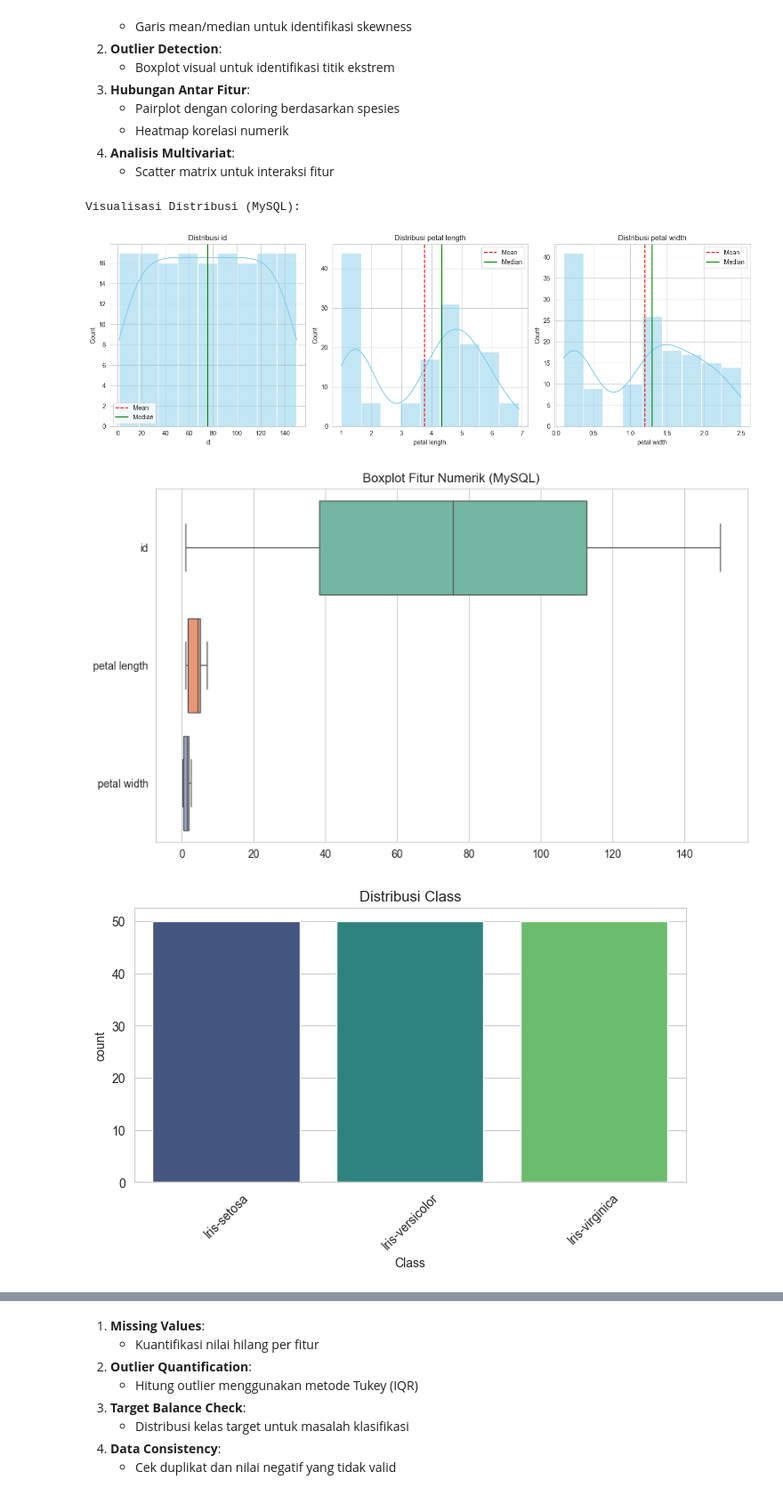
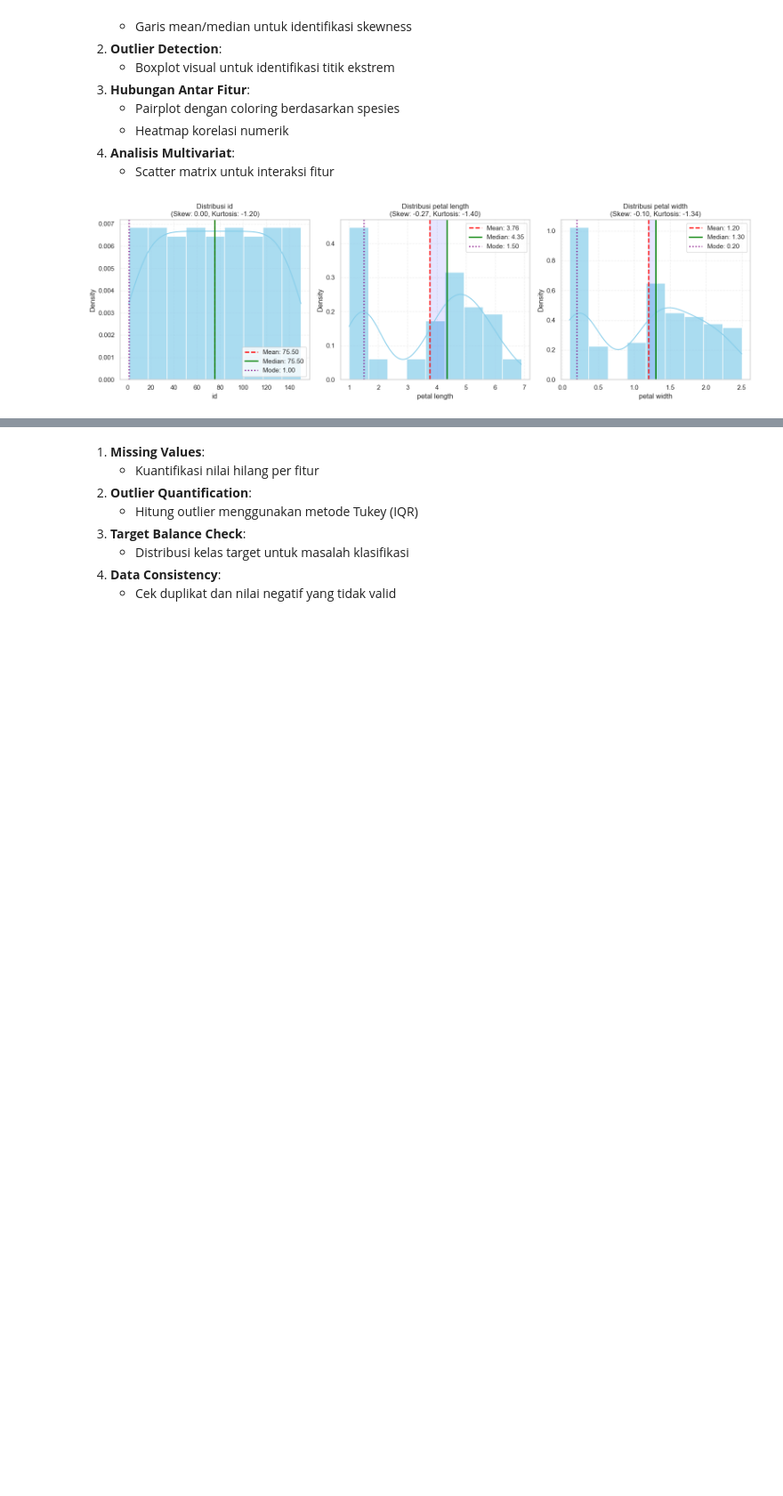
Before and after one commit to rhindottire/Data-Mining, a Jupyter notebook: pendata/Tugas8.ipynb, the cells around one changed output, grey strips where cells are left out. Shown at 89% size. Drawn from its saved outputs; the diff is of its cells as text; code cells hidden in the pictures; blank space fills up the shorter version.

```diff
--- a/pendata/Tugas8.ipynb
+++ b/pendata/Tugas8.ipynb
@@ -364,8 +401,5 @@ def plot_distributions(df, name):
 # %%
-plot_distributions(df_mysql, "MySQL")
+plot_distributions(df_mysql)
 # %% [output]
-Visualisasi Distribusi (MySQL):
-[figure, old version]
+[figure, new version]
-[figure, removed]
-[figure, removed]
 # %%
```
Also changed, not shown: parts of 31 cells of this notebook, 5 other files.
